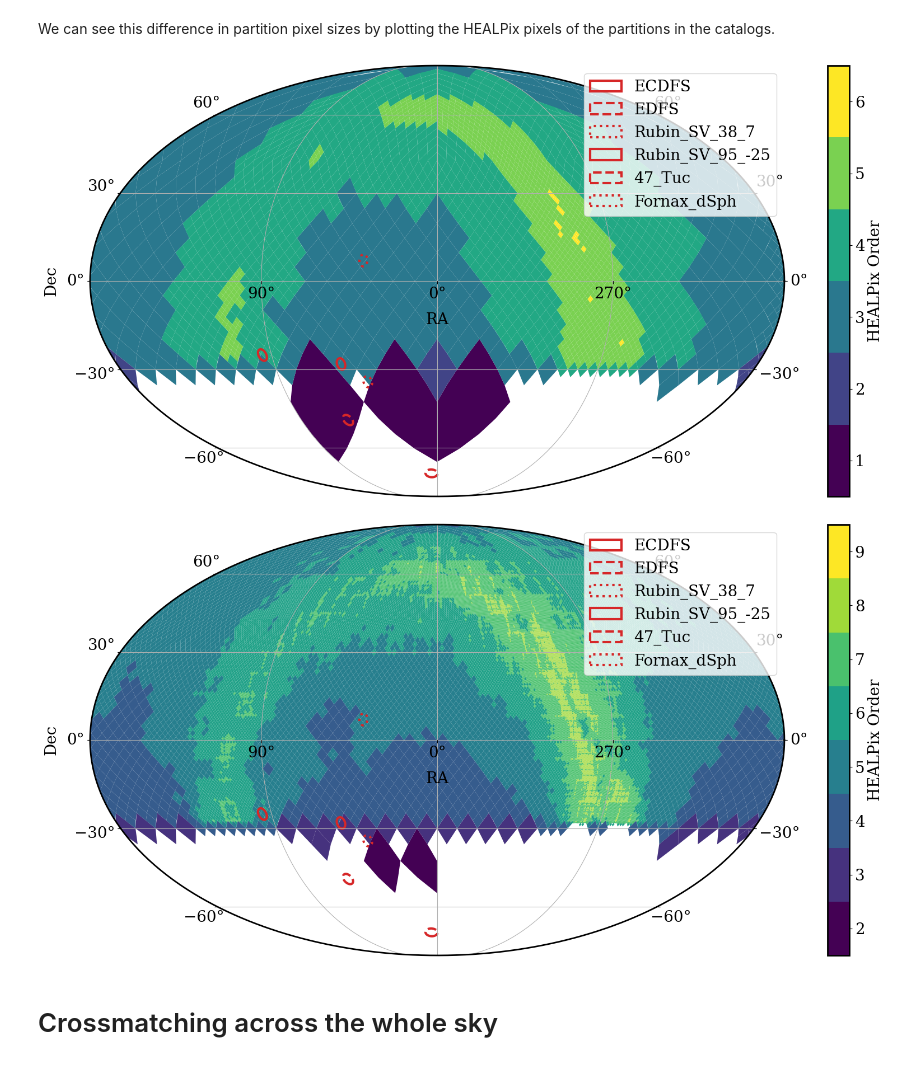
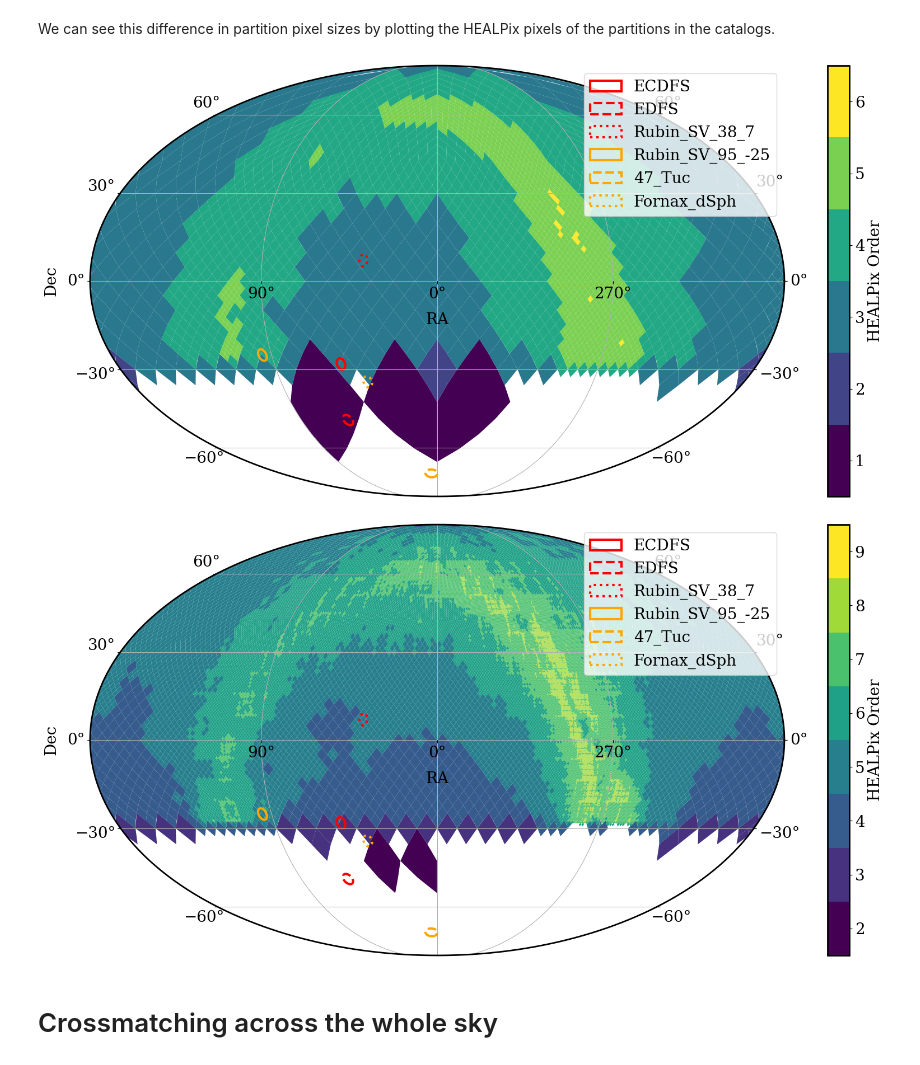
Before and after one commit to lincc-frameworks/RCW_Hackathon_2025_LSDB, a Jupyter notebook: Notebook_1.ipynb, the cells around one changed output. Cells and saved outputs as stored; diff of their text form; code cells hidden in the pictures.

```diff
--- a/Notebook_1.ipynb
+++ b/Notebook_1.ipynb
@@ -247,33 +248,33 @@ We can see this difference in partition pixel sizes by plotting the HEALPix pixe
 # %%
 # Assign colors and linestyles
 # Red for extragalactic fields, orange for dense fields
 field_styles = {
     "ECDFS": ("red", "solid"),
     "EDFS": ("red", "dashed"),
     "Rubin_SV_38_7": ("red", "dotted"),
     "Rubin_SV_95_-25": ("orange", "solid"),
     "47_Tuc": ("orange", "dashed"),
     "Fornax_dSph": ("orange", "dotted"),
 }
 
 # Create the figure
 fig = plt.figure(figsize=(20, 10))
 
 # Plot the pixel density map for the ZTF object
 _, ax = ztf_object.plot_pixels(fig=fig)
 
 # Loop through all six fields and plot them with assigned colors and linestyles
 for name, cone in cones.items():
     color, linestyle = field_styles[name]  # Get assigned color and linestyle
-    cone.plot(edgecolor=color, facecolor="none", label=name, linewidth=3, linestyle=linestyle)
+    cone.plot(ec=color, facecolor="none", label=name, linewidth=3, linestyle=linestyle)
 
 # Add a legend to distinguish the different fields (positioned in the upper right)
 plt.legend(loc="upper right")
 
 # Show the plot
 plt.show()
 # %% [output]
-[figure, old version]
+[figure, new version]
 # %%
 # Plot the pixel density map for ZTF sources
 # Create the figure
@@ -285,7 +286,7 @@ _, ax = ztf_source.plot_pixels(fig=fig2)
 # Loop through all six fields and plot them with assigned colors and linestyles
 for name, cone in cones.items():
     color, linestyle = field_styles[name]  # Get assigned color and linestyle
-    cone.plot(edgecolor=color, facecolor="none", label=name, linewidth=3, linestyle=linestyle)
+    cone.plot(ec=color, facecolor="none", label=name, linewidth=3, linestyle=linestyle)
 
 # Add a legend to distinguish the different fields (positioned in the upper right)
 plt.legend(loc="upper right")
@@ -293,7 +294,7 @@ plt.legend(loc="upper right")
 # Show the plot
 plt.show()
 # %% [output]
-[figure, old version]
+[figure, new version]
 # %% [markdown]
 # Crossmatching across the whole sky
 # %% [markdown]
```
Also changed, not shown: parts of 15 cells of this notebook, 3 other files.
